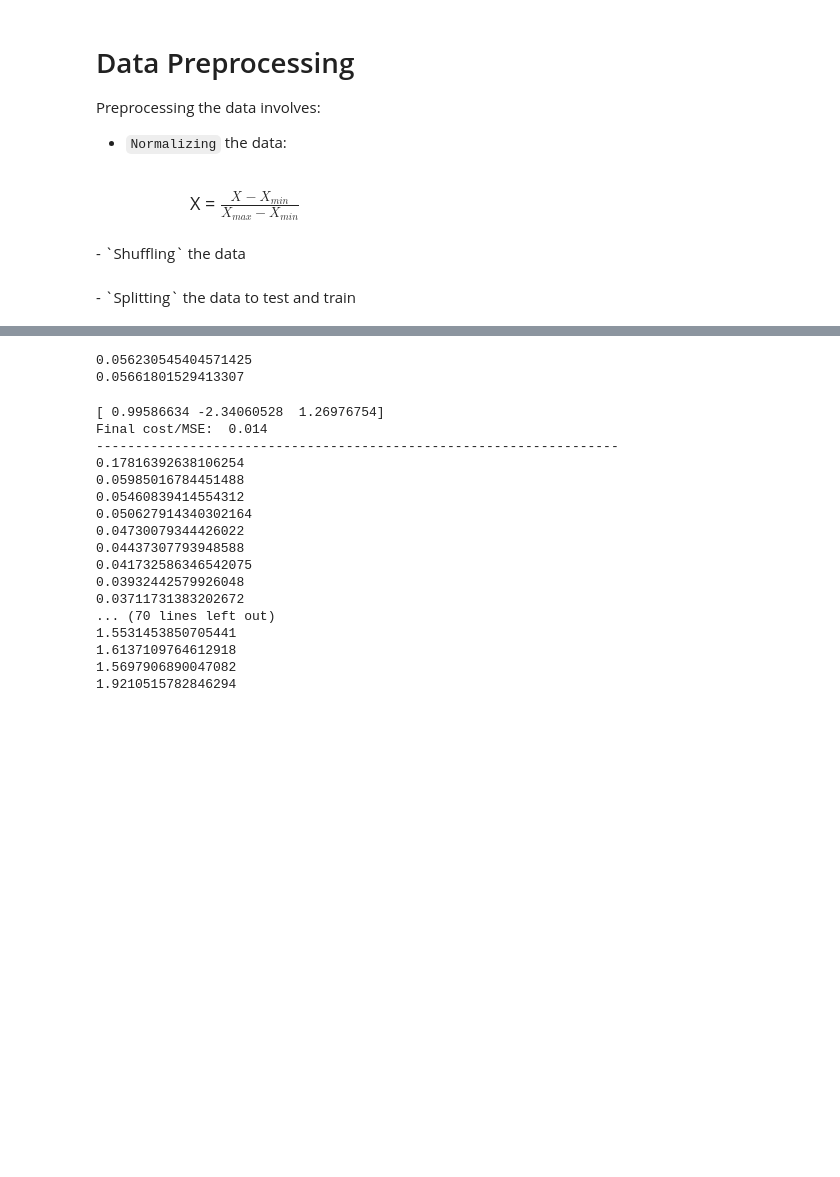
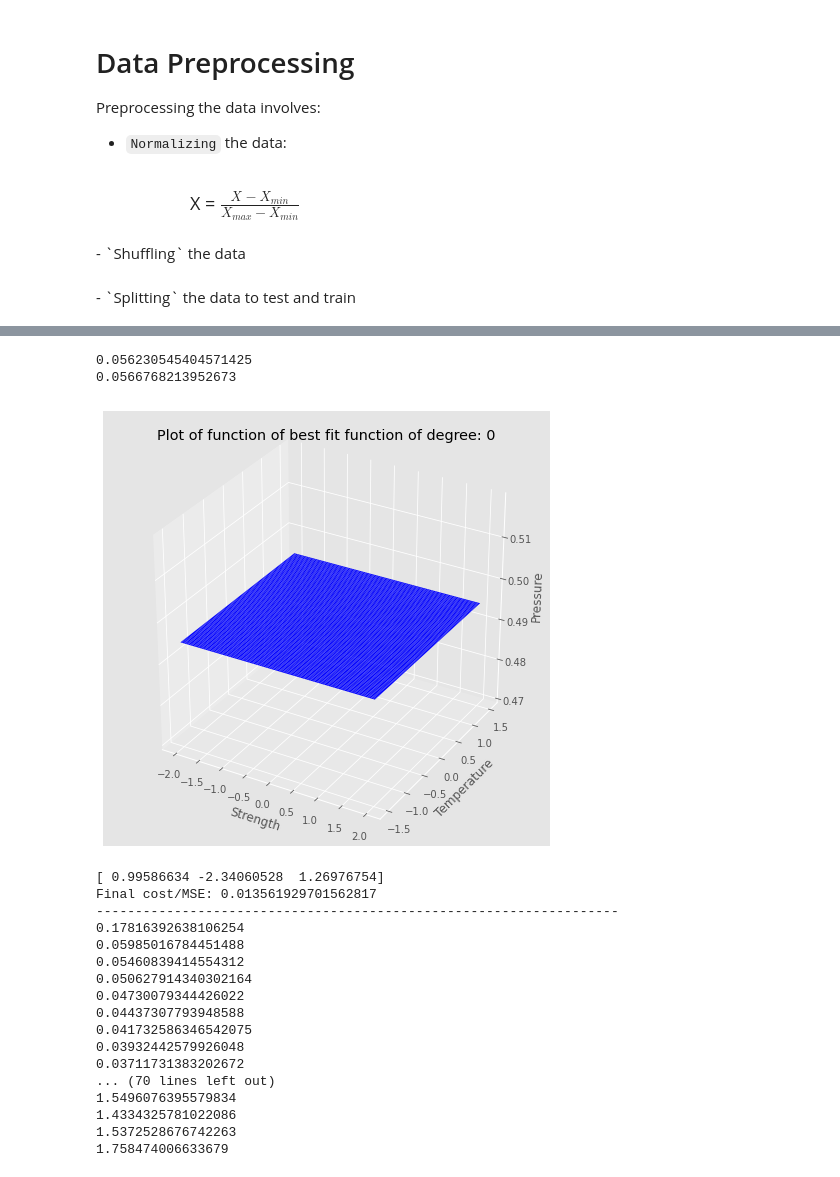
Before and after one commit to aayush11shah/FoDS-Assignments, a Jupyter notebook: Assignment-1/Regression.ipynb, the cells around one changed output, grey strips where cells are left out. Saved outputs shown, nothing was run; the diff lists cells and outputs as text; code cells hidden in the pictures; blank space fills up the shorter version.

```diff
--- a/Assignment-1/Regression.ipynb
+++ b/Assignment-1/Regression.ipynb
@@ -145,6 +145,31 @@ def cost_plotter(n_iter, cost_history_gd, cost_history_sgd, degree):
     axis[1].set_ylabel("J(theta)")
 
     plt.show()
+# %%
+def surface_plotter(W, degree):
+    x = np.linspace(-2,2,100)
+    y = np.linspace(-1.5,1.5,100)
+    Xsurface, Ysurface = np.meshgrid(x, y)
+    Z = np.zeros(Xsurface.shape)
+
+    k=0
+    for m in range(degree+1):                    # power of x1
+        for n in range(degree+1-m):            # power of x2
+            Z += W[k] * (Xsurface**n) * (Ysurface**m)
+            k += 1
+
+
+    # Plotting of Surface Plots
+    fig = plt.figure(figsize=(8,8))
+    ax = plt.axes(projection='3d')
+    ax.plot_surface(Xsurface, Ysurface, Z, rstride=1, cstride=1,cmap='winter', edgecolor='none')
+
+    ax.set_xlabel('Strength')
+    ax.set_ylabel('Temperature')
+    ax.set_zlabel('Pressure')
+    title = "Plot of function of best fit function of degree: " + str(degree)
+    ax.set_title(title)
+    plt.show()
 # %%
 normalize(data)
 train_data, test_data = split(data)
@@ -184,20 +213,26 @@ cost_plotter(n_iter, cost_history_gd, cost_history_sgd, degree)
 # %%
 l = np.c_[X11, X21]
 train_X_terms, A = generate_vectors(l, degree)
-print(calculate_cost(W_gd, train_X_terms, Y1))
+vec[degree]=calculate_cost(W_gd, train_X_terms, Y1)
+print(vec[degree])
 
 train_X_terms, A = generate_vectors(l, degree)
 print(calculate_cost(W_sgd, train_X_terms, Y1))
 # %% [output]
 0.056230545404571425
-0.05661801529413307
+0.0566768213952673
+# %%
+surface_plotter(W_gd,degree)
+# %% [output]
+[figure, added]
 # %%
 #model degree = 1
 l = np.c_[X1, X2]
 train_X_terms, W_gd, cost_history_gd, W_sgd, cost_history_sgd, n_iter, degree = model(l, Y, 0.01, 20000, 1)
+vec2[degree]=cost_history_gd[-1]
 # %% [output]
 [ 0.99586634 -2.34060528  1.26976754]
-Final cost/MSE:  0.014
+Final cost/MSE: 0.013561929701562817
 -------------------------------------------------------------------
 0.17816392638106254
 0.05985016784451488
@@ -209,10 +244,10 @@ Final cost/MSE:  0.014
 0.03932442579926048
 0.03711731383202672
 ... (70 lines left out)
-1.5531453850705441
-1.6137109764612918
-1.5697906890047082
-1.9210515782846294
+1.5496076395579834
+1.4334325781022086
+1.5372528676742263
+1.758474006633679
 # %%
 cost_plotter(n_iter, cost_history_gd, cost_history_sgd, degree)
 # %% [output]
```
Also changed, not shown: parts of 41 cells of this notebook.
